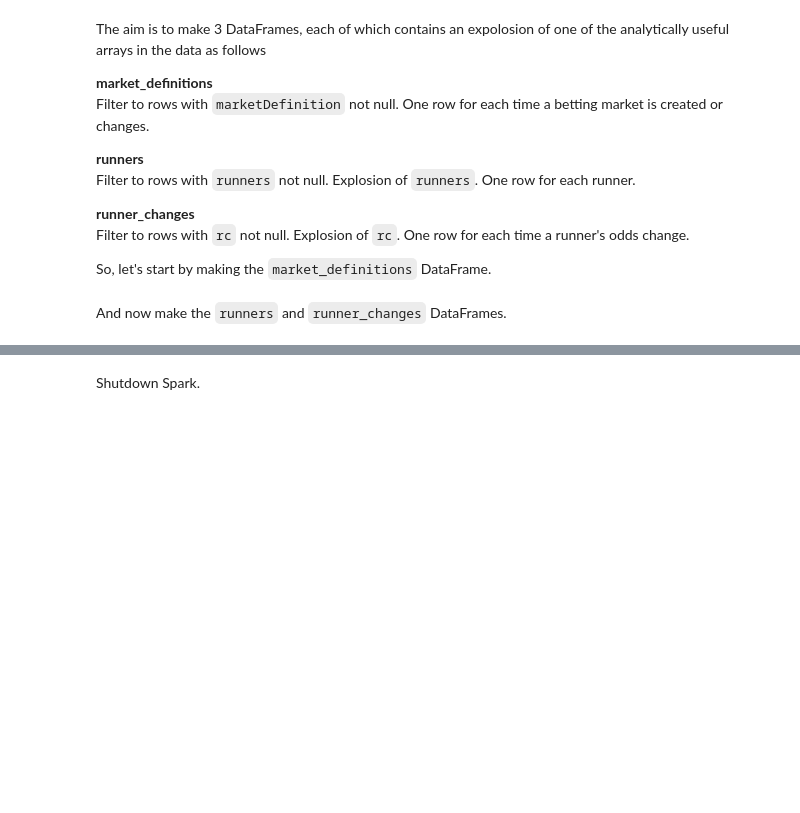
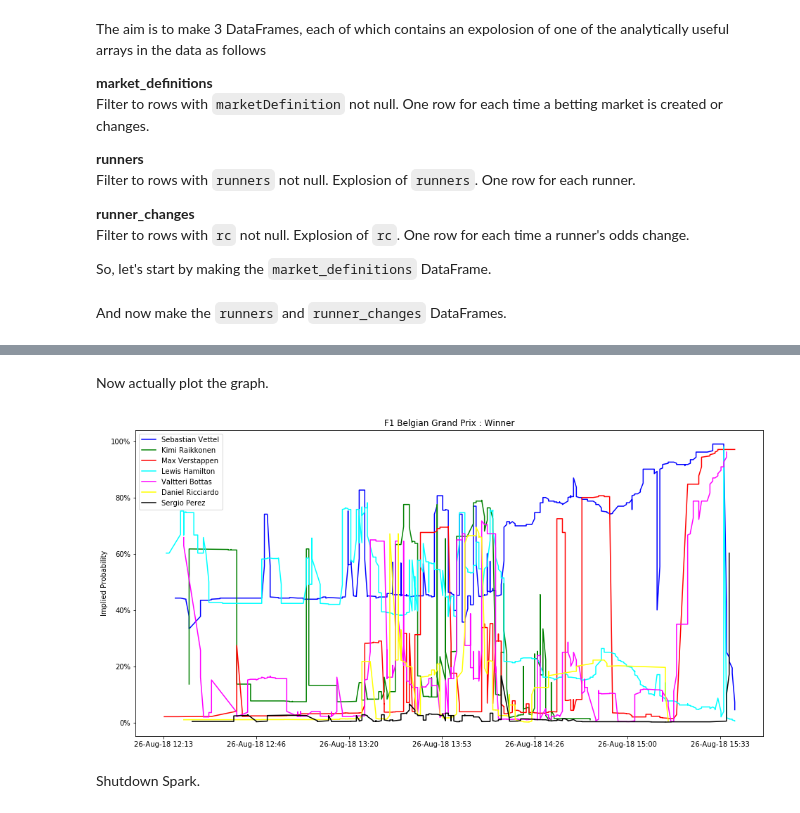
Before and after one commit to johntelforduk/betfair-data-analysis, a Jupyter notebook: betfair_analysis.ipynb, the cells around one changed output, grey strips where cells are left out. Cells and saved outputs as stored; diff of their text form; code cells hidden in the pictures; blank space fills up the shorter version.

Commit message:
First working end-to-end version.

```diff
--- a/betfair_analysis.ipynb
+++ b/betfair_analysis.ipynb
@@ -305,3 +278,75 @@ pyplot.show()
+# %% [markdown]
+Now actually plot the graph.
+# %%
+fig, ax = pyplot.subplots(nrows=1, ncols=1, figsize=(16, 8))
+
+curr_colour = 0
+
+pattern = '%d.%m.%Y %H:%M:%S'
+
+from_time = '26.08.2018 12:00:00'
+from_epoch = time.mktime(time.strptime(from_time, pattern))
+to_time = '26.08.2018 19:00:00'
+to_epoch = time.mktime(time.strptime(to_time, pattern))
+
+sample_size = 10
+
+# Plot graphs for the list of best runners (lowest priced runners) found in previous cell.
+for br in best_runners:
+    one_runner_x = []
+    one_runner_y = []
+
+    samples = []                          # Buffer of recent last_traded_price for this runner.
+    for rc in chosen_runner_changes:
+        if (rc.runner_id == br
+            and (rc.published_time / 1000) >= from_epoch
+            and (rc.published_time / 1000) <= to_epoch):
+
+            if len(samples) >= sample_size:        # If the samples buffer is full...
+                del samples[0]                     # ... remove the oldest item from it.
+
+            samples.append(rc.last_traded_price)
+
+            # Only plot this data point if the samples buffer is full sized.
+            if len(samples) >= sample_size:
+                one_runner_x.append(rc.published_time / 1000)
+                one_runner_y.append(1 / median(samples))  # Use median price paid in samples buffer.
+                one_runner_name = rc.runner_name
+
+    if len(samples) >= sample_size:
+        ax.plot(one_runner_x, one_runner_y, color = colours[curr_colour], label = one_runner_name)
+        curr_colour += 1
+
+pyplot.legend(loc='upper left')
+
+ax.set(ylabel='Implied Probability',
+       title=chosen_runner_changes[0].event_name + ' : ' + chosen_runner_changes[0].market_name)
+
+# Reformat the x axis tick labels.
+x_locs, x_labels = pyplot.xticks()
+new_x_labels = []
+new_x_locs = []
+for l in x_locs[1:-1]:                   # Omit the first and last ticks.
+    new_x_locs.append(l)
+
+    # Reformat the x axis tick labels from numbers into nice date/time text format.
+    new_x_labels.append(time.strftime('%d-%b-%y %H:%M', time.localtime(l)))
+pyplot.xticks(new_x_locs, new_x_labels)
+
+# Reforamt the y axis tick labels.
+y_locs, y_labels = pyplot.yticks()
+new_y_labels = []
+new_y_locs = []
+for l in y_locs[1:-1]:                   # Omit the first and last ticks.
+    new_y_locs.append(l)
+
+    # Reformat the y axis tick labels into nice percentage text format.
+    new_y_labels.append(str(int(l * 100)) + '%')
+pyplot.yticks(new_y_locs, new_y_labels)
+
+pyplot.show()
+# %% [output]
+[figure, added]
 # %% [markdown]
 Shutdown Spark.
 # %%
```
Also changed, not shown: parts of 6 cells of this notebook, 1 other file.
